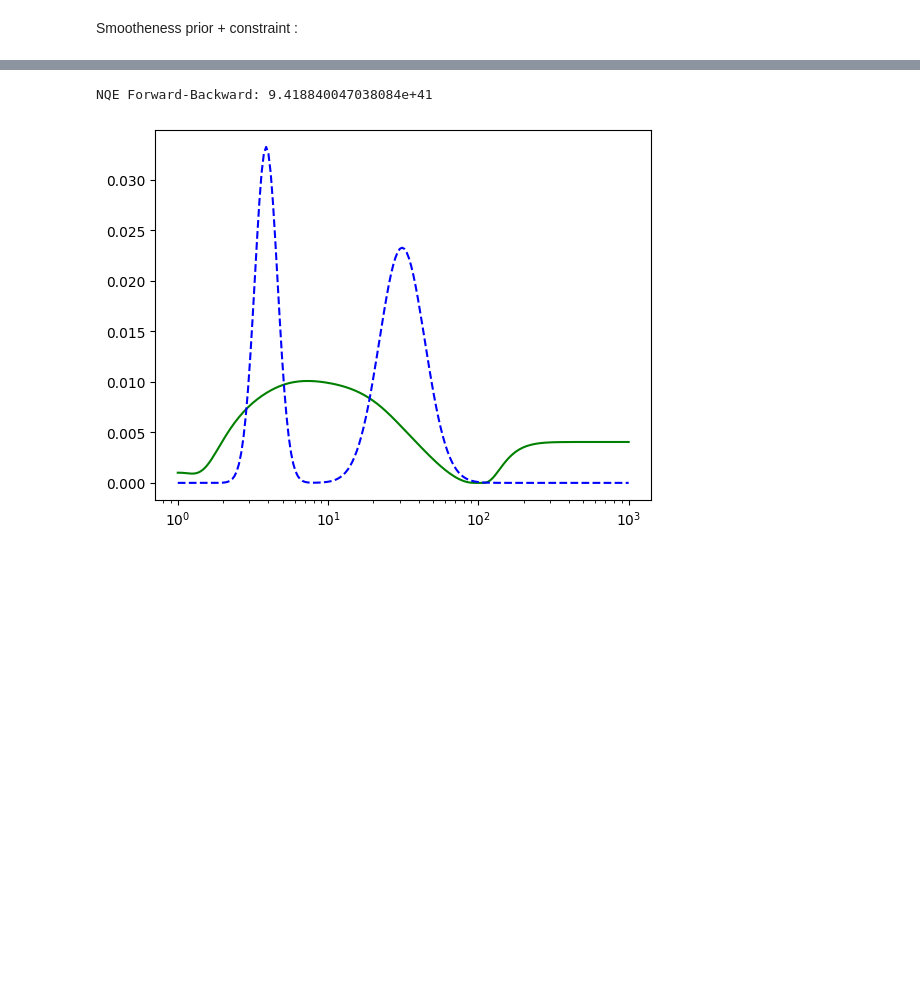
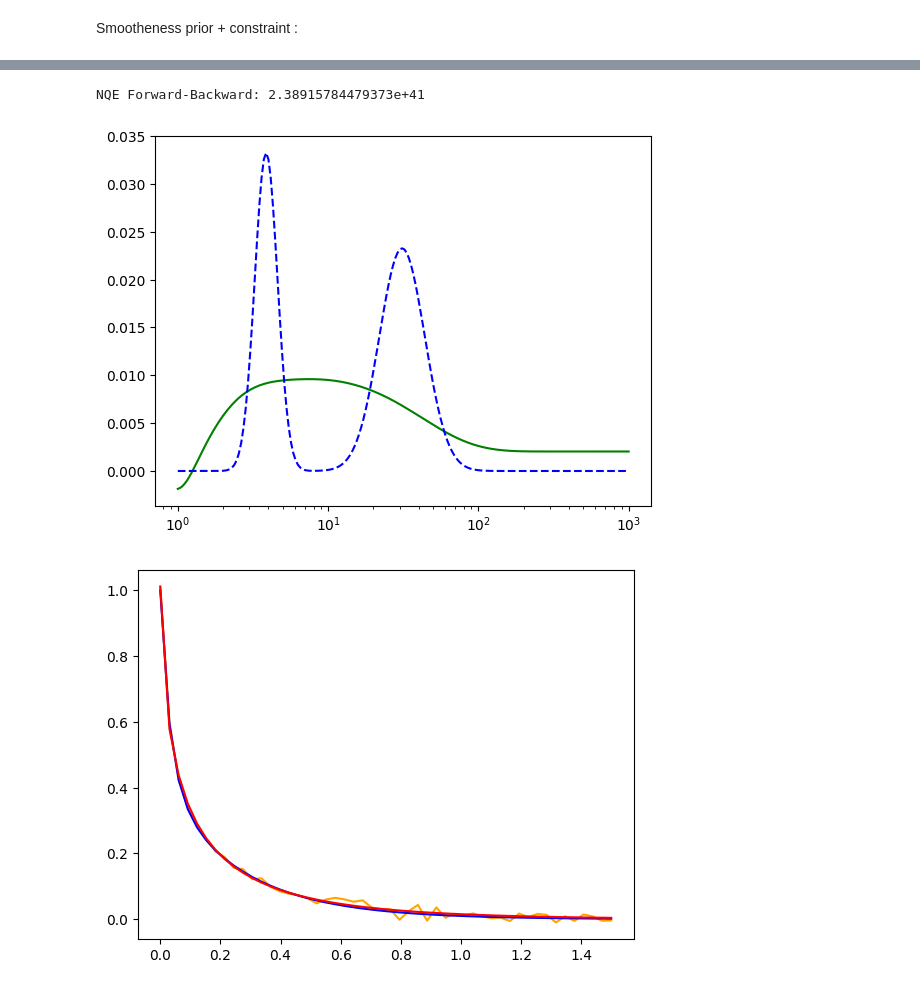
Before and after one commit to agathM/TPLSD, a Jupyter notebook: main.ipynb, the cells around one changed output, grey strips where cells are left out. Cells and saved outputs as stored; diff of their text form; code cells hidden in the pictures; blank space fills up the shorter version.

```diff
--- a/main.ipynb
+++ b/main.ipynb
@@ -42,3 +22,4 @@ z = K@x.x
 sigma = 0.01 * z[0]
 w = np.random.normal(loc=np.zeros(M), scale=sigma,size=(M,))
 y = z + w
+xmin, xmax = np.min(x.x), np.max(x.x)
@@ -50,7 +33,7 @@ plt.plot(t, y)
 # %% [markdown]
 Smootheness prior + constraint :
 # %%
-def g(x,x_min,x_max):
+def g(x,x_min = -np.inf,x_max= np.inf):
     init_val = 0
     D = 0
     for i in range(len(x)):
@@ -74,16 +57,21 @@ NQE_list = []
 
 ## Naive optimization
 for beta in grid_beta:
-    res = minimize(lambda x: f(x) + beta*g(x,0,1e3), x0=np.ones(N), method='L-BFGS-B', bounds=[(0,None)]*N)
-    NQE = np.sum(((res.x - x.x)**2)/(x.x**2))
+    res = minimize(lambda x: f(x) + beta*g(x), x0=0.01*np.ones(N), method='L-BFGS-B', bounds=[(xmin,xmax)]*N)
+    NQE = np.sum(((res.x - x.x)**2))/np.sum((x.x**2))
     NQE_list.append(NQE)
 
 best_beta = grid_beta[np.argmin(NQE_list)]
-res = minimize(lambda x: f(x) + best_beta*g(x,0,1e3), x0=np.ones(N), method='L-BFGS-B', bounds=[(0,None)]*N)
+res = minimize(lambda x: f(x) + best_beta*g(x), x0=0.01*np.ones(N), method='L-BFGS-B', bounds=[(xmin,xmax)]*N)
 print("Best beta:", best_beta)
 print("Minimum NQE:", np.min(NQE_list))
 plt.plot(T, res.x, label='Reconstructed', color='red')
 plt.plot(T, x.x, label='Original', color='blue', linestyle='dashed')
 plt.xscale('log')
 plt.show()
+
+plt.plot(t, y, label='Noisy data', color='orange')
+plt.plot(t, x.x @ K.T, label='Perfectly dennoised data', color='blue')
+plt.plot(t, res.x @ K.T, label='Denoised GD data', color='red')
+plt.show()
 # %% [output]
@@ -93,7 +82,7 @@ Minimum NQE: 5.095815874324797e+21
 # %%
 ## Forward - Backward optimization
 import numpy as np
-def proximal_g(v, gamma, xmin=0, xmax=1e3):
+def proximal_g(v, gamma, xmin=None, xmax=None):
     """
     Solution du problème de minimisation
     (I/gamma + D^T D) x = v/gamma
@@ -107,41 +96,47 @@ def proximal_g(v, gamma, xmin=0, xmax=1e3):
     off_diag = np.ones(N-1) * (-1.0)
     b = v / gamma
     x = np.linalg.solve(np.diag(main_diag) + np.diag(off_diag, k=1) + np.diag(off_diag, k=-1), b)
-    x = np.clip(x, xmin, xmax)
+    # x = np.clip(x, xmin, xmax)
     return x
 
 def prox_f(v, gamma, K, y):
     A = K.T @ K + (1.0 / gamma) * np.eye(K.shape[1])
     rhs = K.T @ y + (1.0 / gamma) * v
     x = np.linalg.solve(A, rhs)
     return x
 
 def forward_backward_optimization(beta, x_init, K, y, max_iter=100):
     x_curr = x_init.copy()
     lipschitz_const = np.linalg.norm(K, ord=2)**2
     gamma = 1 / lipschitz_const
     lambda_curr = 1
 
     for _ in range(max_iter):
         # Forward
         y_curr = x_curr - gamma * (K.T @ (K @ x_curr - y))
         # Backward
         x_next = x_curr + lambda_curr * (proximal_g(y_curr, beta * gamma) - x_curr)
 
         x_curr = x_next
 
     return x_curr
 
 res_fb = forward_backward_optimization(10, np.ones(N), K, y, max_iter=500)
 NQE_fb = np.sum(((res_fb - x.x)**2)/(x.x**2))
 print("NQE Forward-Backward:", NQE_fb)
 plt.plot(T, res_fb, label='Reconstructed FB', color='green')
 plt.plot(T, x.x, label='Original', color='blue', linestyle='dashed')
 plt.xscale('log')
 plt.show()
+
+plt.plot(t, y, label='Noisy data', color='orange')
+plt.plot(t, x.x @ K.T, label='Perfectly dennoised data', color='blue')
+plt.plot(t, res_fb @ K.T, label='Denoised GD data', color='red')
+plt.show()
 # %% [output]
-NQE Forward-Backward: 9.418840047038084e+41
+NQE Forward-Backward: 2.38915784479373e+41
-[figure, old version]
+[figure, new version]
+[figure, added]
 # %%
 def douglas_rachford(K, y, beta, x0, gamma, n_iter=200, lamb=1, tol=1e-6):
     xn = x0.copy()
```
Also changed, not shown: parts of 6 cells of this notebook.
